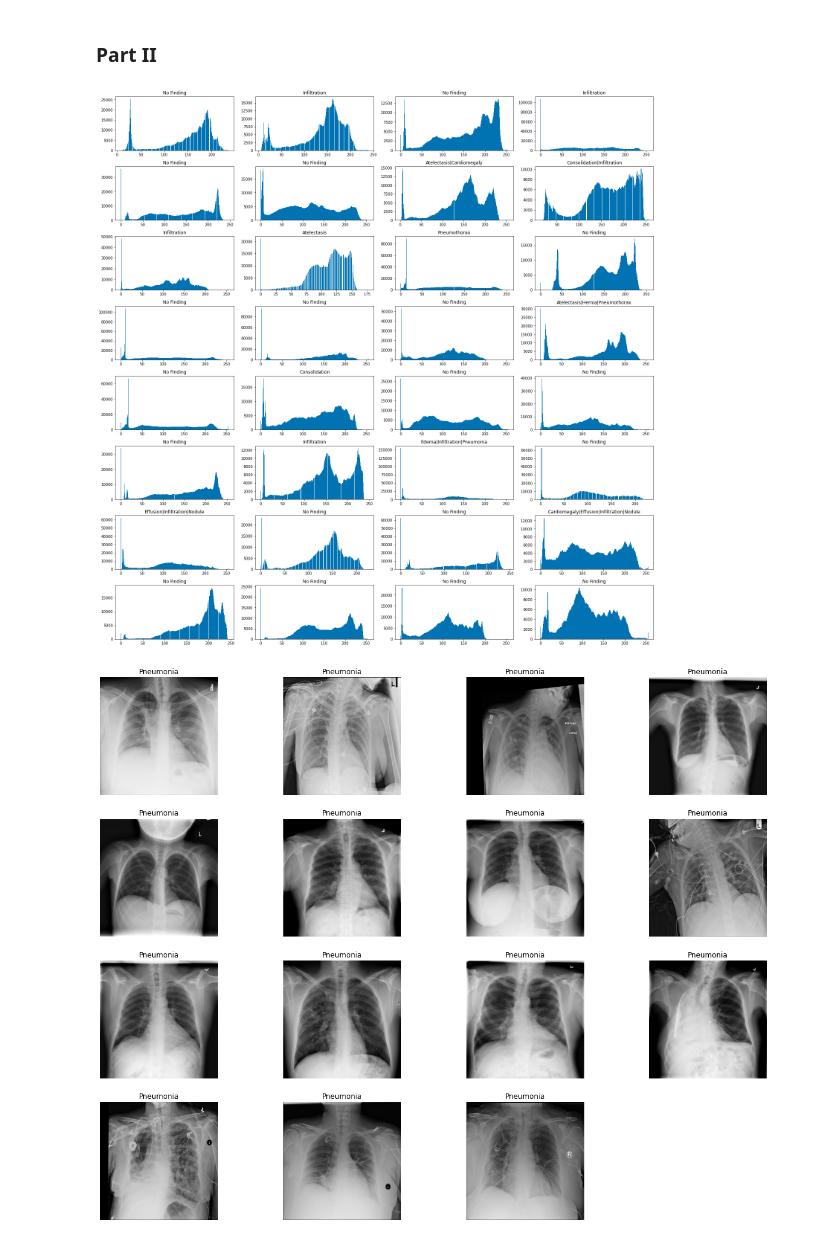
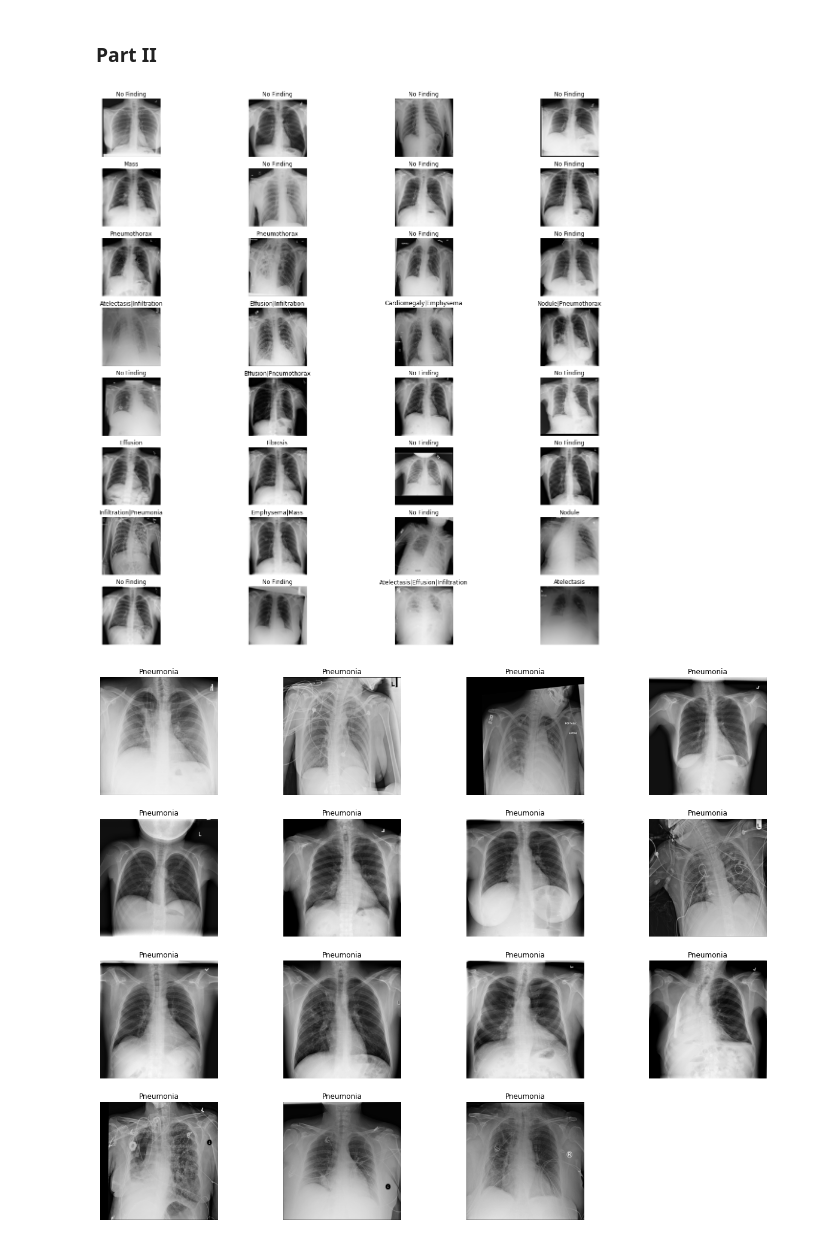
Before and after one commit to yufrances90/Pneumonia-Detection-From-Chest-X-Rays, a Jupyter notebook: nih-exploratory-data-analysis.ipynb, the cells around one changed output. Drawn from its saved outputs; the diff is of its cells as text; code cells hidden in the pictures.

```diff
--- a/nih-exploratory-data-analysis.ipynb
+++ b/nih-exploratory-data-analysis.ipynb
@@ -239,7 +243,7 @@ def plot_xray_images(image_filenames, columns, rows, show_pixel_intensity=False)
 
     fig = plt.figure(figsize=figsize)
 
-    for i in range(0, len(image_filenames)):
+    for i in tqdm(range(0, len(image_filenames))):
 
         filename, label = image_filenames[i]
 
@@ -283,13 +287,13 @@ def get_filtered_image_label_list(query_condition, columns, rows):
 # %%
 query_condition = None
 columns = 4
 rows = 8
 
 image_filenames = get_filtered_image_label_list(query_condition, columns, rows)
 
-plot_xray_images(image_filenames, columns, rows, True)
+plot_xray_images(image_filenames, columns, rows)
 # %% [output]
-[figure, old version]
+[figure, new version]
 # %%
 query_condition = 'num_labels==1 and pneumonia==1'
 columns = 4
```
Also changed, not shown: parts of 26 cells of this notebook, 25 other files.
